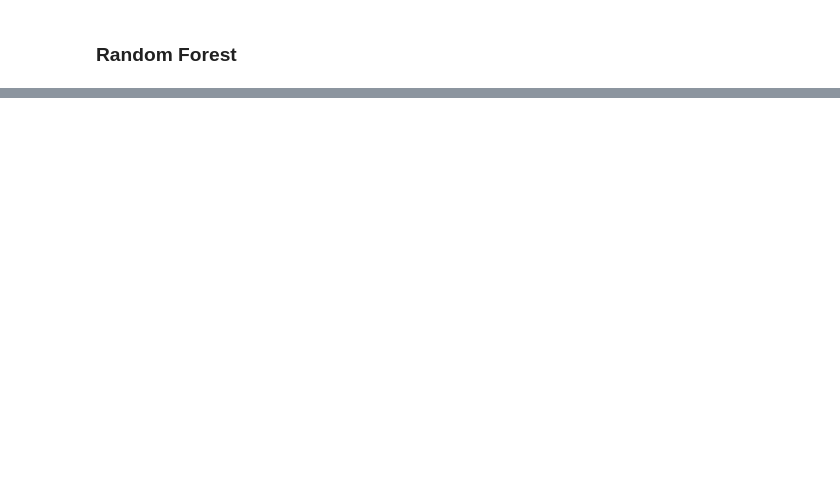
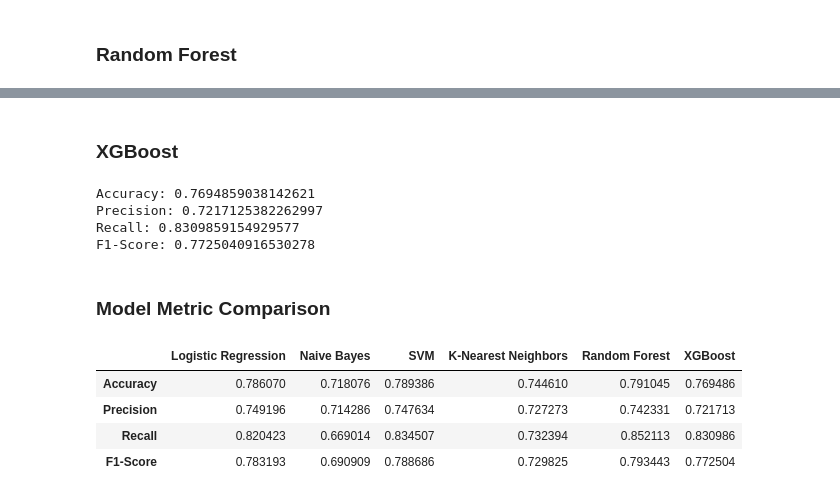
Before and after one commit to JackBenadon/DS340W_Group22, a Jupyter notebook: data_preprocessing_Marc.ipynb, the cells around one changed output, grey strips where cells are left out. Drawn from its saved outputs; the diff is of its cells as text; code cells hidden in the pictures; blank space fills up the shorter version.

```diff
--- a/data_preprocessing_Marc.ipynb
+++ b/data_preprocessing_Marc.ipynb
@@ -281,3 +301,8 @@ F1-Score: 0.730909090909091
+# %%
+accuracy_list.append(accuracy)
+precision_list.append(precision)
+recall_list.append(recall)
+f1_list.append(f1)
 # %% [markdown]
 ### Random Forest
 # %%
@@ -309,2 +333,48 @@ F1-Score: 0.8169934640522877
+# %%
+accuracy_list.append(accuracy)
+precision_list.append(precision)
+recall_list.append(recall)
+f1_list.append(f1)
+# %% [markdown]
+### XGBoost
+# %%
+xgb_model = xgb.XGBClassifier(learning_rate=0.1, n_estimators=250, max_depth=9)
+
+xgb_model.fit(X_train, y_train)
+
+y_pred = xgb_model.predict(X_valid)
+
+
+accuracy = accuracy_score(y_valid, y_pred)
+precision = precision_score(y_valid, y_pred)
+recall = recall_score(y_valid, y_pred)
+f1 = f1_score(y_valid, y_pred)
+print("Accuracy:", accuracy)
+print("Precision:", precision)
+print("Recall:", recall)
+print("F1-Score:", f1)
+# %% [output]
+Accuracy: 0.7694859038142621
+Precision: 0.7217125382262997
+Recall: 0.8309859154929577
+F1-Score: 0.7725040916530278
+# %%
+accuracy_list.append(accuracy)
+precision_list.append(precision)
+recall_list.append(recall)
+f1_list.append(f1)
+# %% [markdown]
+### Model Metric Comparison
 # %%
 # create a table/chart with the metrics of all the models and figure out which performs the best
+data = [accuracy_list, precision_list, recall_list, f1_list]
+
+df_metrics = pd.DataFrame(data=data, columns=['Logistic Regression', 'Naive Bayes', 'SVM', 'K-Nearest Neighbors', 'Random Forest', 'XGBoost'],
+                          index=['Accuracy', 'Precision', 'Recall', 'F1-Score'])
+df_metrics
+# %% [output]
+|  | Logistic Regression | Naive Bayes | SVM | K-Nearest Neighbors | Random Forest | XGBoost |
+| Accuracy | 0.786070 | 0.718076 | 0.789386 | 0.744610 | 0.791045 | 0.769486 |
+| Precision | 0.749196 | 0.714286 | 0.747634 | 0.727273 | 0.742331 | 0.721713 |
+| Recall | 0.820423 | 0.669014 | 0.834507 | 0.732394 | 0.852113 | 0.830986 |
+| F1-Score | 0.783193 | 0.690909 | 0.788686 | 0.729825 | 0.793443 | 0.772504 |
```
Also changed, not shown: parts of 12 cells of this notebook.
